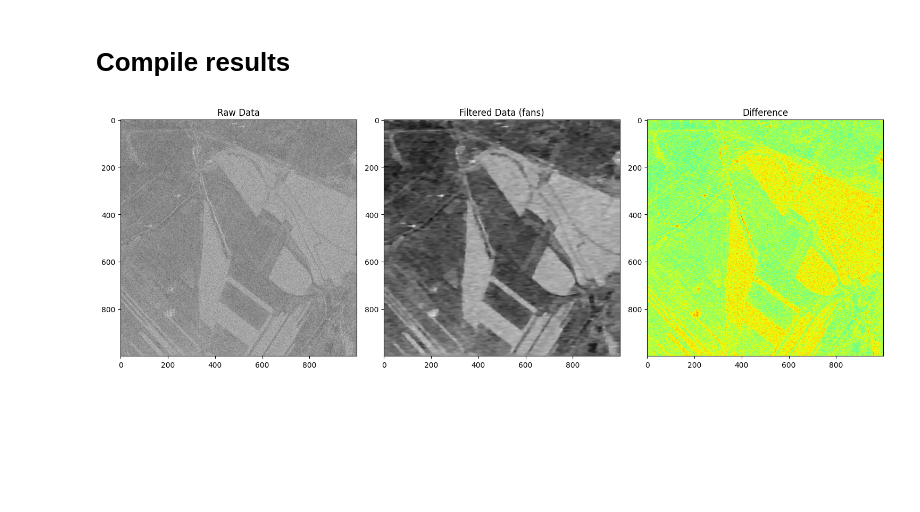
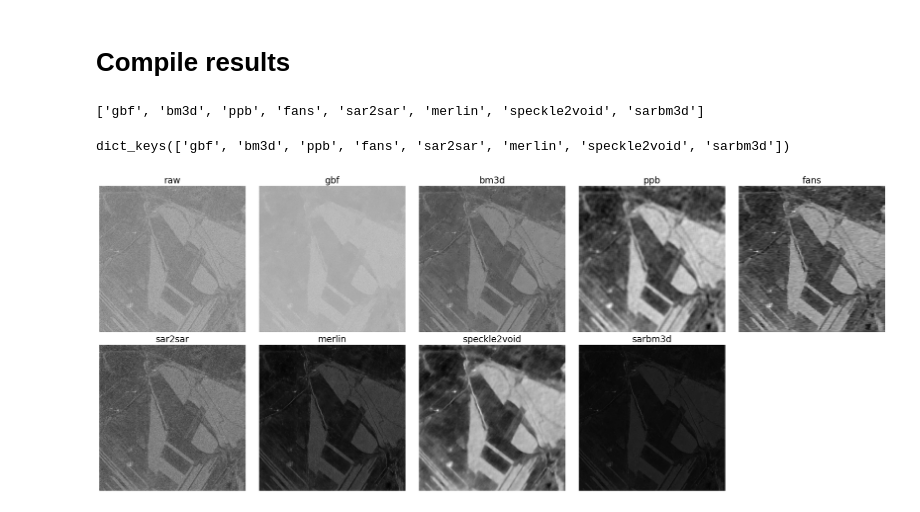
Before and after one commit to mdellaiera/despeckling, a Jupyter notebook: notebooks/compile_results.ipynb, the cells around one changed output. Drawn from its saved outputs; the diff is of its cells as text; code cells hidden in the pictures; blank space fills up the shorter version.

```diff
--- a/notebooks/compile_results.ipynb
+++ b/notebooks/compile_results.ipynb
@@ -13,31 +11,56 @@ METHOD = 'fans'
 # %%
-METHOD_LIST = os.listdir('../baselines')
-METHOD_LIST = [m for m in METHOD_LIST if not m.startswith('scripts')]
+baseline_directory = '../baselines/'
+METHOD_LIST = os.listdir(baseline_directory)
+METHOD_LIST = [m for m in METHOD_LIST if not m.startswith('scripts') and len(os.listdir(os.path.join(baseline_directory, m, 'results'))) > 0]
 
-assert METHOD in METHOD_LIST, f"Method {METHOD} not found in {METHOD_LIST}"
+METHOD_LIST
+# %% [output]
+['gbf', 'bm3d', 'ppb', 'fans', 'sar2sar', 'merlin', 'speckle2void', 'sarbm3d']
 # %%
-output_path = f"../baselines/{METHOD}/results/output.mat"
+results_dict = {}
 
-filtered_data = scipy.io.loadmat(output_path)
-filtered_data = filtered_data[KEY]
-filtered_data = np.log1p(np.abs(filtered_data))
+for m in METHOD_LIST:
+    filenames = os.listdir(os.path.join(baseline_directory, m, 'results'))
+    result_path = [os.path.join(baseline_directory, m, 'results', f) for f in filenames if f.endswith('.mat')][0]
+
+    filtered_data = scipy.io.loadmat(result_path)
+    filtered_data = filtered_data[KEY]
+    filtered_data, _ = c2ap(filtered_data)
+
+    results_dict[m] = filtered_data
+
+results_dict.keys()
+# %% [output]
+dict_keys(['gbf', 'bm3d', 'ppb', 'fans', 'sar2sar', 'merlin', 'speckle2void', 'sarbm3d'])
 # %%
 input_path = "../../dataset/input_1.mat"
 
 raw_data = scipy.io.loadmat(input_path)
 raw_data = raw_data[KEY]
-raw_data = 20 * np.log1p(np.abs(raw_data))
+raw_data, _ = c2ap(raw_data)
 # %%
-plt.figure(figsize=(15, 5))
-plt.subplot(1, 3, 1)
+IMAGE_SIZE = 5
+N_COLS = 5
+FONTSIZE = 20
+
+N_IMAGES = len(METHOD_LIST)
+N_ROWS = int(np.ceil(N_IMAGES / N_COLS)) + 1
+
+plt.figure(figsize=(IMAGE_SIZE * N_COLS, IMAGE_SIZE * N_ROWS))
+
+plt.subplot(N_ROWS, N_COLS, 1)
 plt.imshow(raw_data, cmap='gray')
-plt.title('Raw Data')
-plt.subplot(1, 3, 2)
-plt.imshow(filtered_data, cmap='gray')
-plt.title(f'Filtered Data ({METHOD})')
-plt.subplot(1, 3, 3)
-plt.imshow(np.abs(raw_data - filtered_data), cmap='jet')
-plt.title('Difference')
+plt.title('raw', fontsize=FONTSIZE)
+plt.axis('off')
+
+for i, METHOD in enumerate(METHOD_LIST):
+    filtered_data = results_dict[METHOD]
+
+    plt.subplot(N_ROWS, N_COLS, i + 2)
+    plt.imshow(filtered_data, cmap='gray')
+    plt.title(f'{METHOD}', fontsize=FONTSIZE)
+    plt.axis('off')
+
 plt.tight_layout()
 # %% [output]
-[figure, old version]
+[figure, new version]
```
Also changed, not shown: parts of 1 cell of this notebook, 45 other files.
